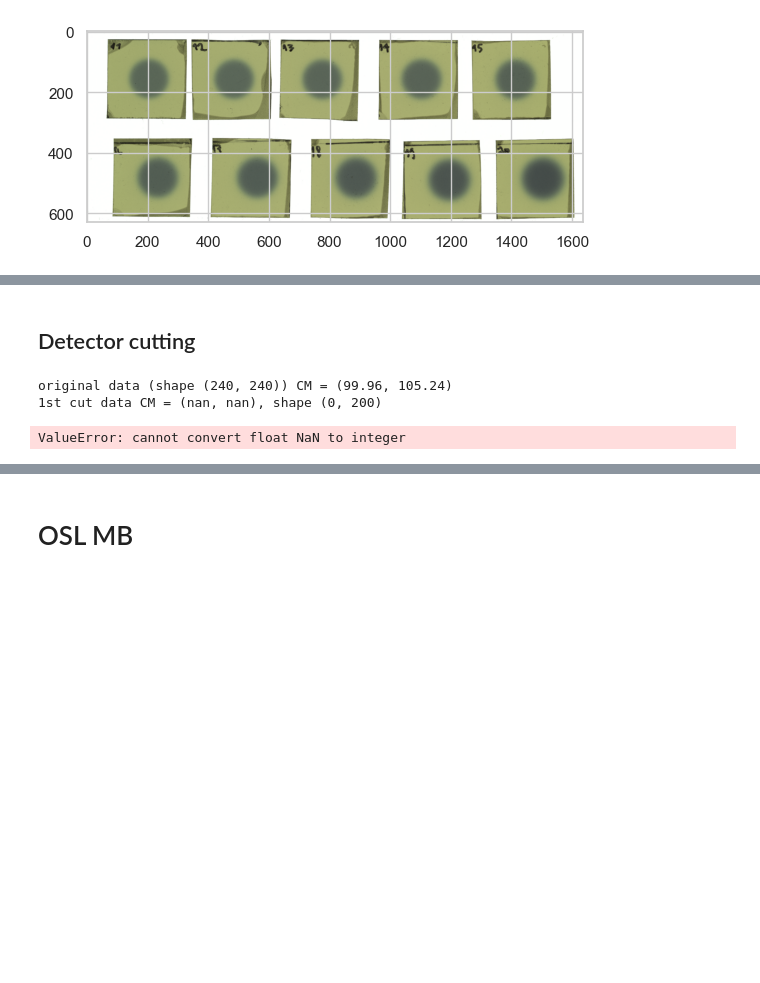
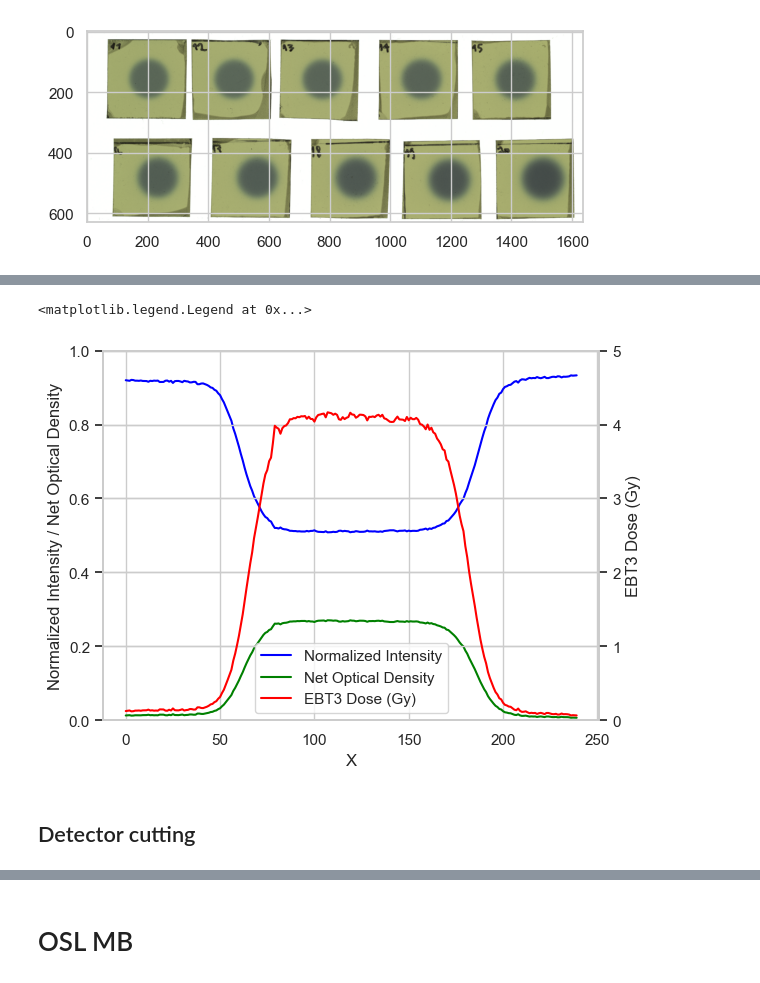
Before and after one commit to grzanka/osl_mb_foils, a Jupyter notebook: notebooks/playground/0.6-lg-2d-efficiency_10mm.ipynb, the cells around one changed output, grey strips where cells are left out. Saved outputs shown, nothing was run; the diff lists cells and outputs as text; code cells hidden in the pictures; blank space fills up the shorter version.

```diff
--- a/notebooks/playground/0.6-lg-2d-efficiency_10mm.ipynb
+++ b/notebooks/playground/0.6-lg-2d-efficiency_10mm.ipynb
@@ -194,48 +166,21 @@ data[data<2000].mean()
+# %%
+fig, ax = plt.subplots()
+x_slice = slice(100,150)
+ax.plot((foil_cut1 / foil_cut1.max())[x_slice, :, 0].mean(axis=0), label='Normalized Intensity', color='blue')
+ax.plot(net_optical_density(foil_cut1)[x_slice, :].mean(axis=0), label='Net Optical Density', color='green')
+ax_twin = ax.twinx()
+ax_twin.plot(ebt3_dose_Gy(foil_cut1)[x_slice, :].mean(axis=0), label='EBT3 Dose (Gy)', color='red')
+ax.set_xlabel('X')
+ax.set_ylabel('Normalized Intensity / Net Optical Density')
+ax_twin.set_ylabel('EBT3 Dose (Gy)')
+ax.set_ylim(0, 1)
+ax_twin.set_ylim(0, 5)
+# legend for ax and ax_twin
+lines, labels = ax.get_legend_handles_labels()
+lines2, labels2 = ax_twin.get_legend_handles_labels()
+ax_twin.legend(lines + lines2, labels + labels2, loc=0)
+# %% [output]
+<matplotlib.legend.Legend at 0x...>
+[figure, added]
 # %% [markdown]
 ## Detector cutting
-# %%
-from scipy.ndimage import center_of_mass
-cm = center_of_mass(data)
-print(f"original data (shape {data.shape}) CM = ({cm[0]:.2f}, {cm[1]:.2f})")
-
-cut_px = 100
-data_cut = data[int(cm[0])-cut_px:int(cm[0])+cut_px, int(cm[1])-cut_px:int(cm[1])+cut_px]
-cm_cut = center_of_mass(data_cut)
-print(f"1st cut data CM = ({cm_cut[0]:.2f}, {cm_cut[1]:.2f}), shape {data_cut.shape}")
-
-cut_px = 95
-data_cut = data_cut[int(cm_cut[0])-cut_px:int(cm_cut[0])+cut_px, int(cm_cut[1])-cut_px:int(cm_cut[1])+cut_px]
-cm_cut = center_of_mass(data_cut)
-print(f"2nd cut data CM = ({cm_cut[0]:.2f}, {cm_cut[1]:.2f}), shape {data_cut.shape}")
-
-cut_px = 80
-data_cut = data_cut[int(cm_cut[0])-cut_px:int(cm_cut[0])+cut_px, int(cm_cut[1])-cut_px:int(cm_cut[1])+cut_px]
-cm_cut = center_of_mass(data_cut)
-print(f"3rd cut data CM = ({cm_cut[0]:.2f}, {cm_cut[1]:.2f}), shape {data_cut.shape}")
-
-# plot center of mass
-plt.imshow(data_cut, cmap='gray')
-plt.scatter(cm_cut[1], cm_cut[0], color='r');
-
-# Define the center of the image
-center_x, center_y = data_cut.shape[0] // 2, data_cut.shape[1] // 2
-
-# Create an array of distances from the center
-Y, X = np.ogrid[:data_cut.shape[0], :data_cut.shape[1]]
-dist_from_center = np.sqrt((X - cm_cut[0])**2 + (Y - cm_cut[1])**2)
-
-# Select pixels where the distance from center is greater than 80
-mask = dist_from_center > 80
-selected_pixels = data_cut[mask]
-
-# Calculate the mean of these pixels
-mean_value = np.mean(selected_pixels)
-
-data_cut -= mean_value
-data_cut.clip(0, None, out=data_cut)
-
-print(f"Mean value of pixels with distance from center > 80: {mean_value:.2f}")
-# %% [output]
-original data (shape (240, 240)) CM = (99.96, 105.24)
-1st cut data CM = (nan, nan), shape (0, 200)
-ValueError: cannot convert float NaN to integer
```
Also changed, not shown: parts of 45 cells of this notebook.
